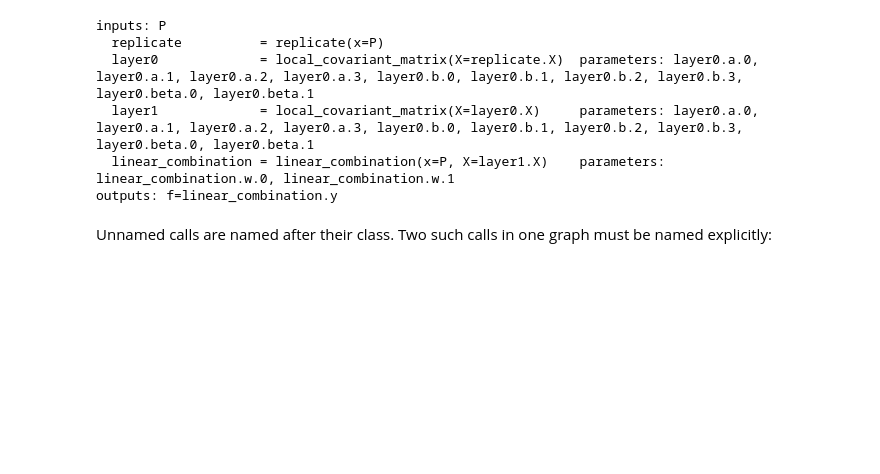
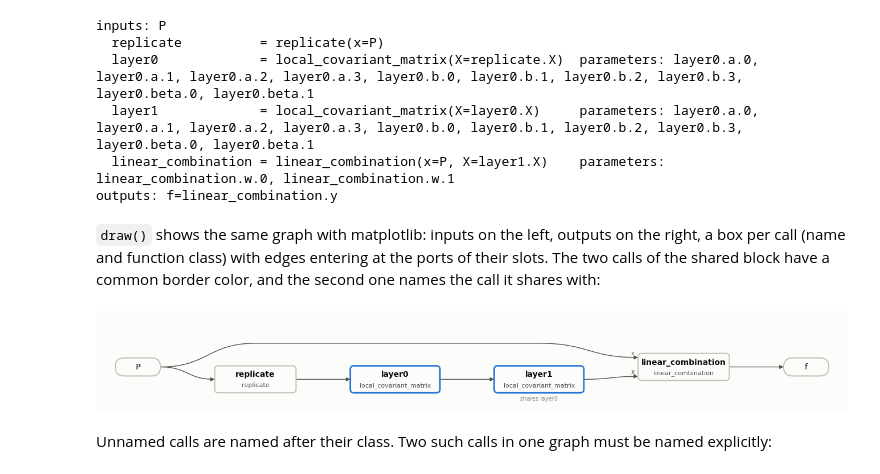
Before and after one commit to lehner/gpt, a Jupyter notebook: documentation/tutorials/advanced/ml-graphs.ipynb, the cells around one changed output. Saved outputs shown, nothing was run; the diff lists cells and outputs as text; code cells hidden in the pictures; blank space fills up the shorter version.

Commit message:
draw

```diff
--- a/documentation/tutorials/advanced/ml-graphs.ipynb
+++ b/documentation/tutorials/advanced/ml-graphs.ipynb
@@ -107,6 +107,12 @@ inputs: P
   layer1             = local_covariant_matrix(X=layer0.X)     parameters: layer0.a.0, layer0.a.1, layer0.a.2, layer0.a.3, layer0.b.0, layer0.b.1, layer0.b.2, layer0.b.3, layer0.beta.0, layer0.beta.1
   linear_combination = linear_combination(x=P, X=layer1.X)    parameters: linear_combination.w.0, linear_combination.w.1
 outputs: f=linear_combination.y
+# %% [markdown]
+`draw()` shows the same graph with matplotlib: inputs on the left, outputs on the right, a box per call (name and function class) with edges entering at the ports of their slots. The two calls of the shared block have a common border color, and the second one names the call it shares with:
+# %%
+net.draw();
+# %% [output]
+[figure, added]
 # %% [markdown]
 Unnamed calls are named after their class. Two such calls in one graph must be named explicitly:
 # %%
```
Also changed, not shown: parts of 3 cells of this notebook, 3 other files.
